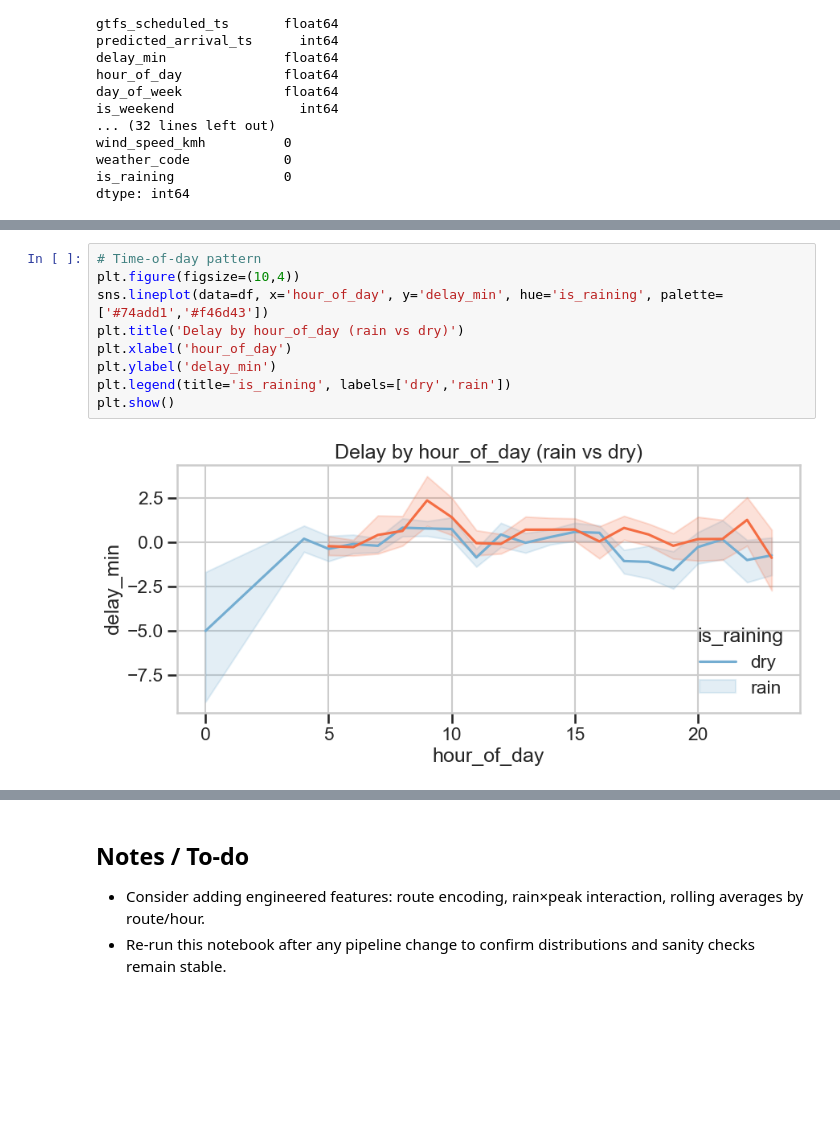
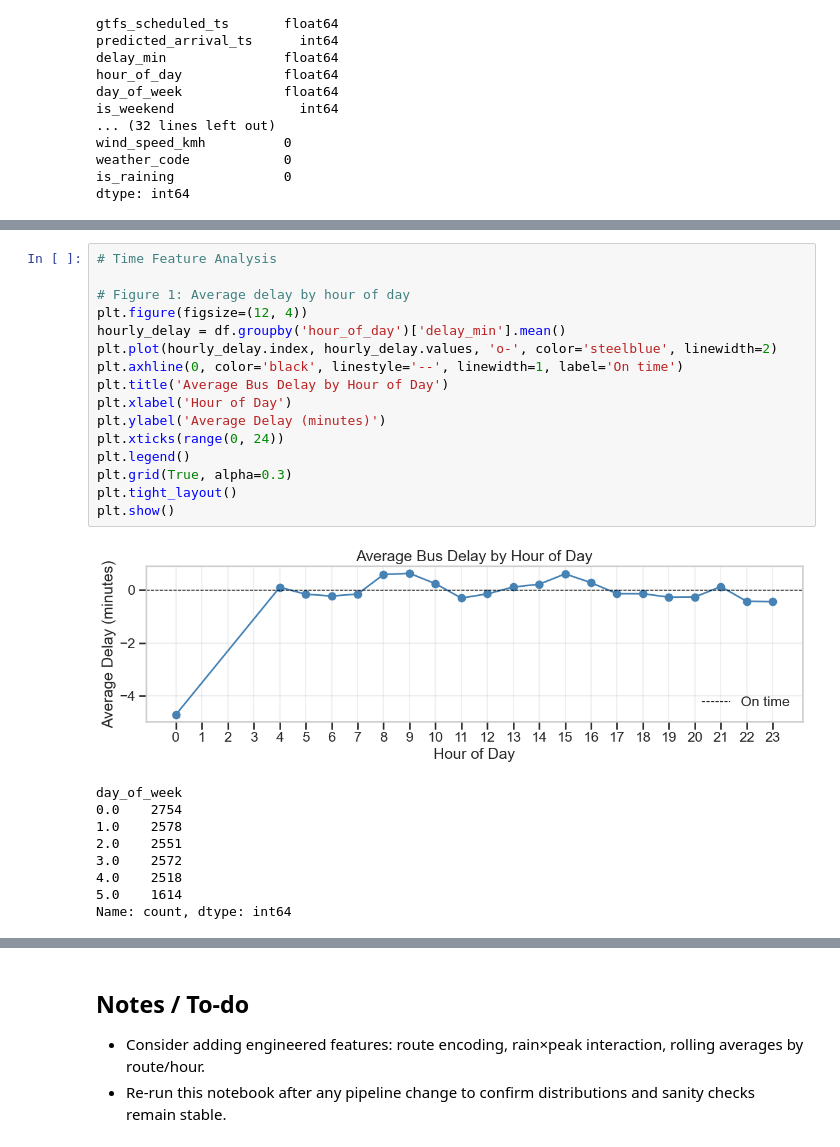
Before and after one commit to yjkim717/ml-seattle-bus-delay, a Jupyter notebook: notebooks/01_eda.ipynb, the cells around one changed output, grey strips where cells are left out. Saved outputs shown, nothing was run; the diff lists cells and outputs as text; blank space fills up the shorter version.

```diff
--- a/notebooks/01_eda.ipynb
+++ b/notebooks/01_eda.ipynb
@@ -163,11 +161,26 @@ E Line              211 -0.669005  -0.920
 # %%
-# Time-of-day pattern
-plt.figure(figsize=(10,4))
-sns.lineplot(data=df, x='hour_of_day', y='delay_min', hue='is_raining', palette=['#74add1','#f46d43'])
-plt.title('Delay by hour_of_day (rain vs dry)')
-plt.xlabel('hour_of_day')
-plt.ylabel('delay_min')
-plt.legend(title='is_raining', labels=['dry','rain'])
+# Time Feature Analysis
+
+# Figure 1: Average delay by hour of day
+plt.figure(figsize=(12, 4))
+hourly_delay = df.groupby('hour_of_day')['delay_min'].mean()
+plt.plot(hourly_delay.index, hourly_delay.values, 'o-', color='steelblue', linewidth=2)
+plt.axhline(0, color='black', linestyle='--', linewidth=1, label='On time')
+plt.title('Average Bus Delay by Hour of Day')
+plt.xlabel('Hour of Day')
+plt.ylabel('Average Delay (minutes)')
+plt.xticks(range(0, 24))
+plt.legend()
+plt.grid(True, alpha=0.3)
+plt.tight_layout()
 plt.show()
 # %% [output]
-[figure, old version]
+[figure, new version]
+day_of_week
+0.0    2754
+1.0    2578
+2.0    2551
+3.0    2572
+4.0    2518
+5.0    1614
+Name: count, dtype: int64
```
Also changed, not shown: parts of 7 cells of this notebook, 2 other files.
